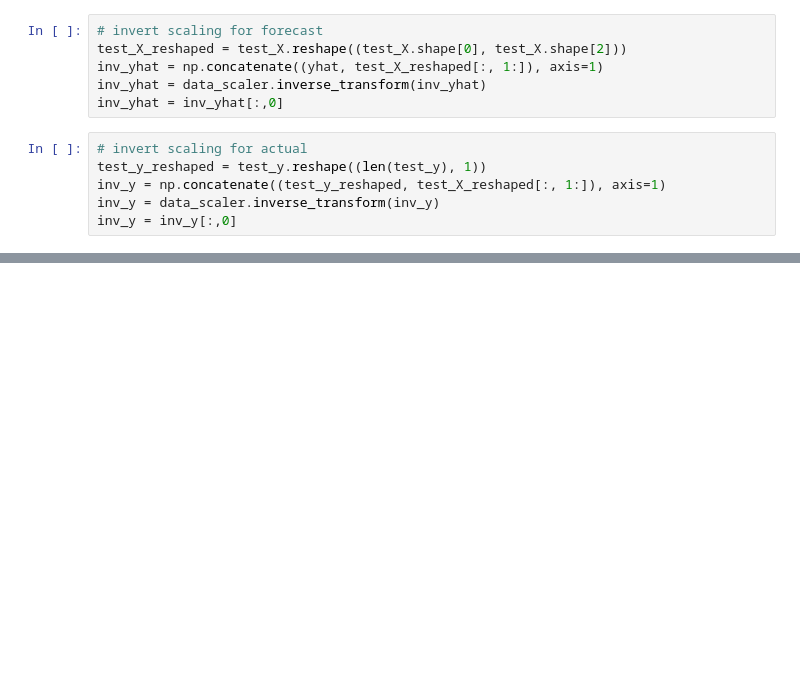
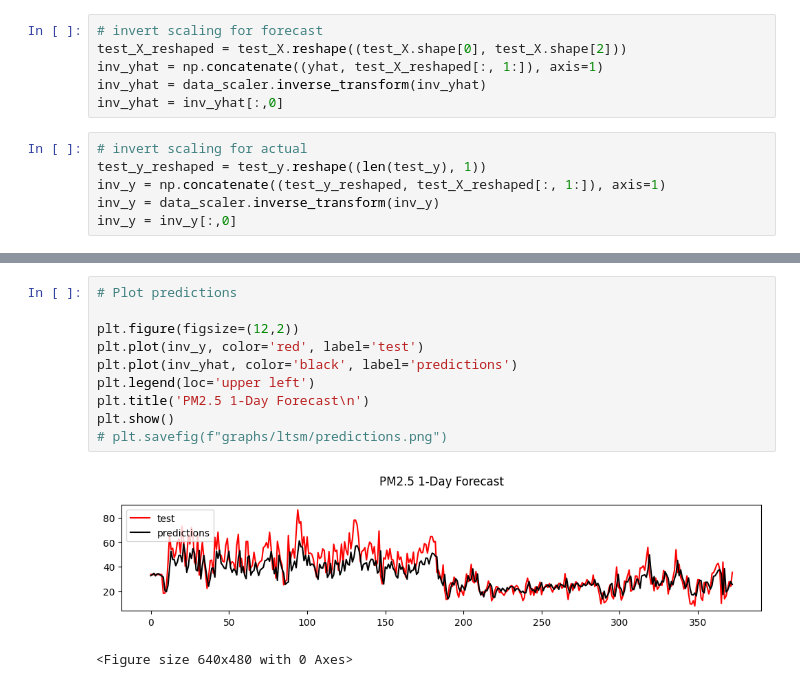
Before and after one commit to valeria-gonzalez/PM25-forecasting, a Jupyter notebook: 3_reframe_dataset.ipynb, the cells around one changed output, grey strips where cells are left out. Cells and saved outputs as stored; diff of their text form; blank space fills up the shorter version.

```diff
--- a/3_reframe_dataset.ipynb
+++ b/3_reframe_dataset.ipynb
@@ -475,0 +494,13 @@ Actual: 24.86923076923077  Predict: 22.526733656786384
+# %%
+# Plot predictions
+
+plt.figure(figsize=(12,2))
+plt.plot(inv_y, color='red', label='test')
+plt.plot(inv_yhat, color='black', label='predictions')
+plt.legend(loc='upper left')
+plt.title('PM2.5 1-Day Forecast\n')
+plt.show()
+# plt.savefig(f"graphs/ltsm/predictions.png")
+# %% [output]
+[figure, added]
+<Figure size 640x480 with 0 Axes>
```
Also changed, not shown: parts of 14 cells of this notebook, 3 other files.
